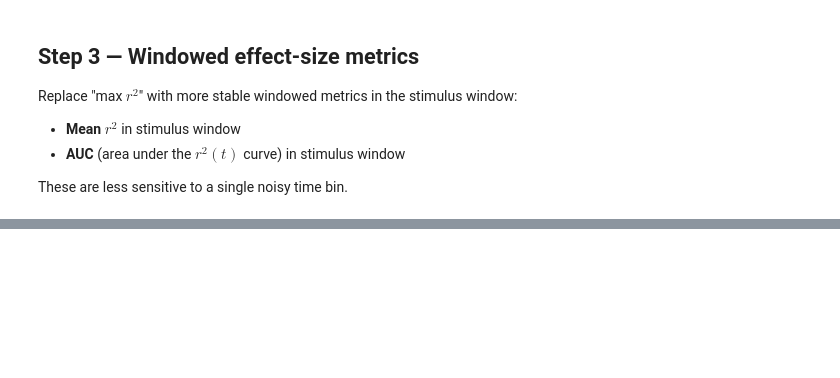
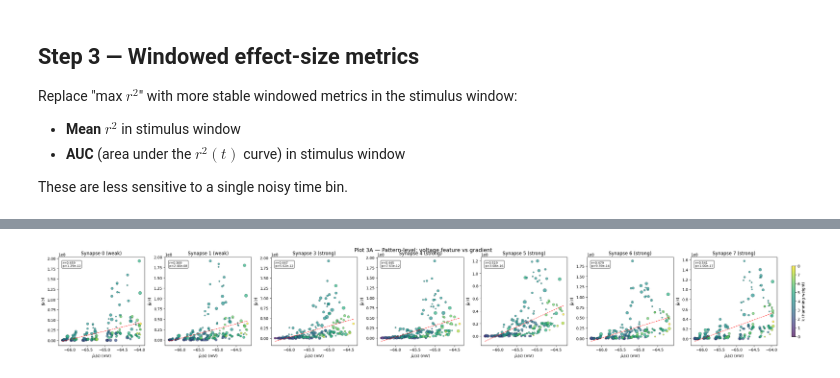
Before and after one commit to itzelts/jaxneuro, a Jupyter notebook: notebooks/analysis.ipynb, the cells around one changed output, grey strips where cells are left out. Cells and saved outputs as stored; diff of their text form; code cells hidden in the pictures; blank space fills up the shorter version.

```diff
--- a/notebooks/analysis.ipynb
+++ b/notebooks/analysis.ipynb
@@ -1099,0 +1222,42 @@ print(f"✓ Saved → {save_C}  ({os.path.getsize(save_C)/1e6:.1f} MB)")
+# %%
+# ── Plot 3A: Scatter across patterns for chosen synapses ──
+chosen_synapses = [0, 1, 3, 4, 5, 6, 7]  # weak: 0,1 ; strong: 3,4,5,6,7
+
+n_chosen = len(chosen_synapses)
+fig, axes = plt.subplots(1, n_chosen, figsize=(4 * n_chosen, 4),
+                         constrained_layout=True)
+
+pt = pattern_table  # shorthand
+
+for ax_idx, syn_i in enumerate(chosen_synapses):
+    ax = axes[ax_idx]
+    mu_col = f"mu_bar_{syn_i}"
+    g_col  = f"g_bar_{syn_i}"
+
+    sc = ax.scatter(pt[mu_col], pt[g_col],
+                    c=pt["k"], cmap="viridis",
+                    s=pt["count"] * 15, alpha=0.7,
+                    edgecolors="k", linewidths=0.3)
+
+    # best-fit line
+    slope, intercept, r_val, p_val, _ = stats.linregress(pt[mu_col], pt[g_col])
+    x_fit = np.linspace(pt[mu_col].min(), pt[mu_col].max(), 100)
+    ax.plot(x_fit, slope * x_fit + intercept, "r--", lw=1.2, alpha=0.8)
+    ax.annotate(f"r={r_val:.3f}\np={p_val:.2e}",
+                xy=(0.05, 0.95), xycoords="axes fraction",
+                fontsize=8, va="top",
+                bbox=dict(boxstyle="round,pad=0.3", fc="white", alpha=0.7))
+
+    ax.set_xlabel(r"$\bar\mu_i(s)$ (mV)")
+    ax.set_ylabel(r"$\bar g_i(s)$")
+    label = "weak" if syn_i in [0, 1] else "strong"
+    ax.set_title(f"Synapse {syn_i} ({label})")
+
+# shared colorbar
+cbar = fig.colorbar(sc, ax=axes.tolist(), label="k (Hamming weight)",
+                    shrink=0.8, pad=0.02)
+fig.suptitle("Plot 3A — Pattern-level: voltage feature vs gradient",
+             fontsize=14, y=1.02)
+plt.show()
+# %% [output]
+[figure, added]
```
Also changed, not shown: parts of 34 cells of this notebook, 1 other file.
